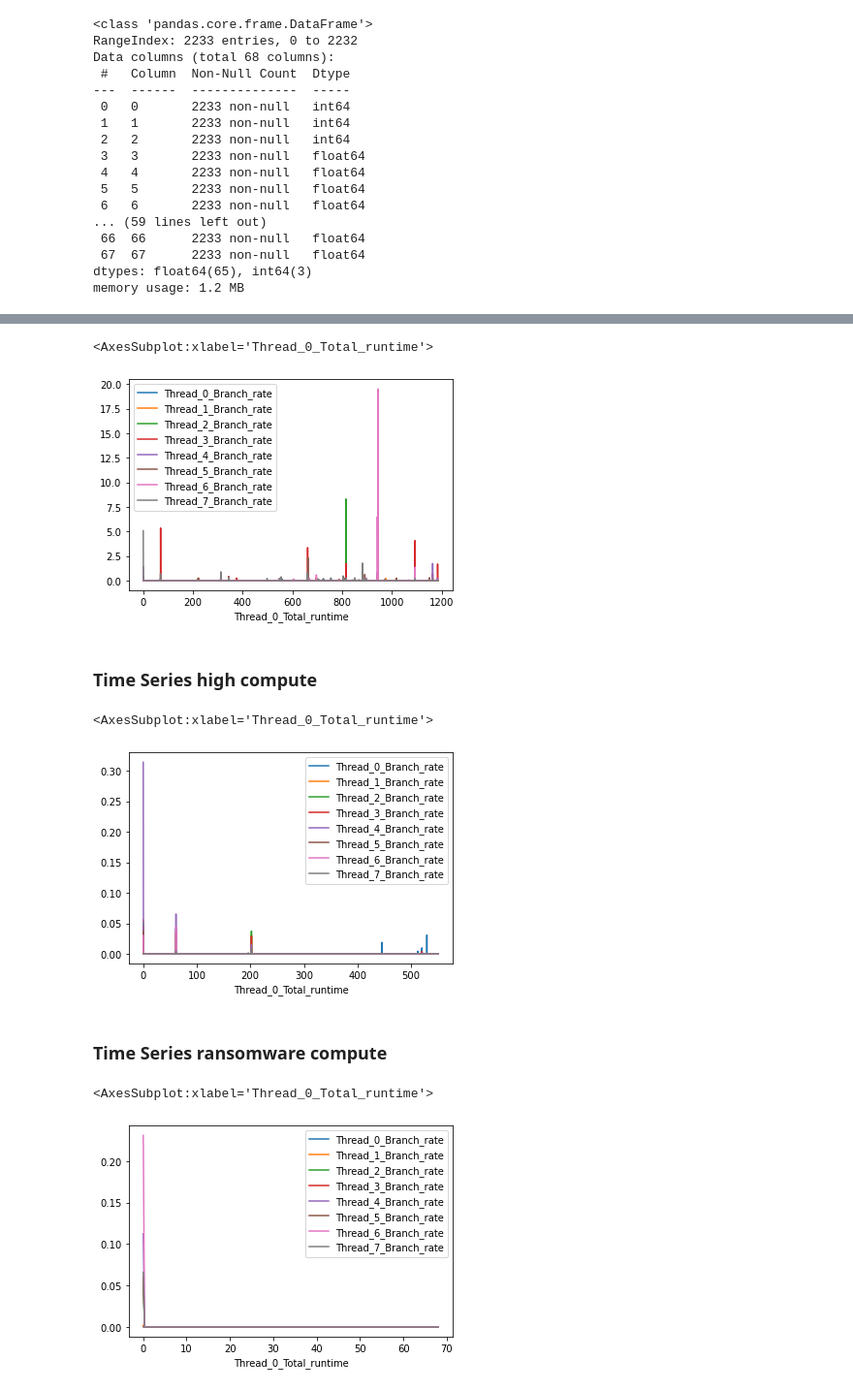
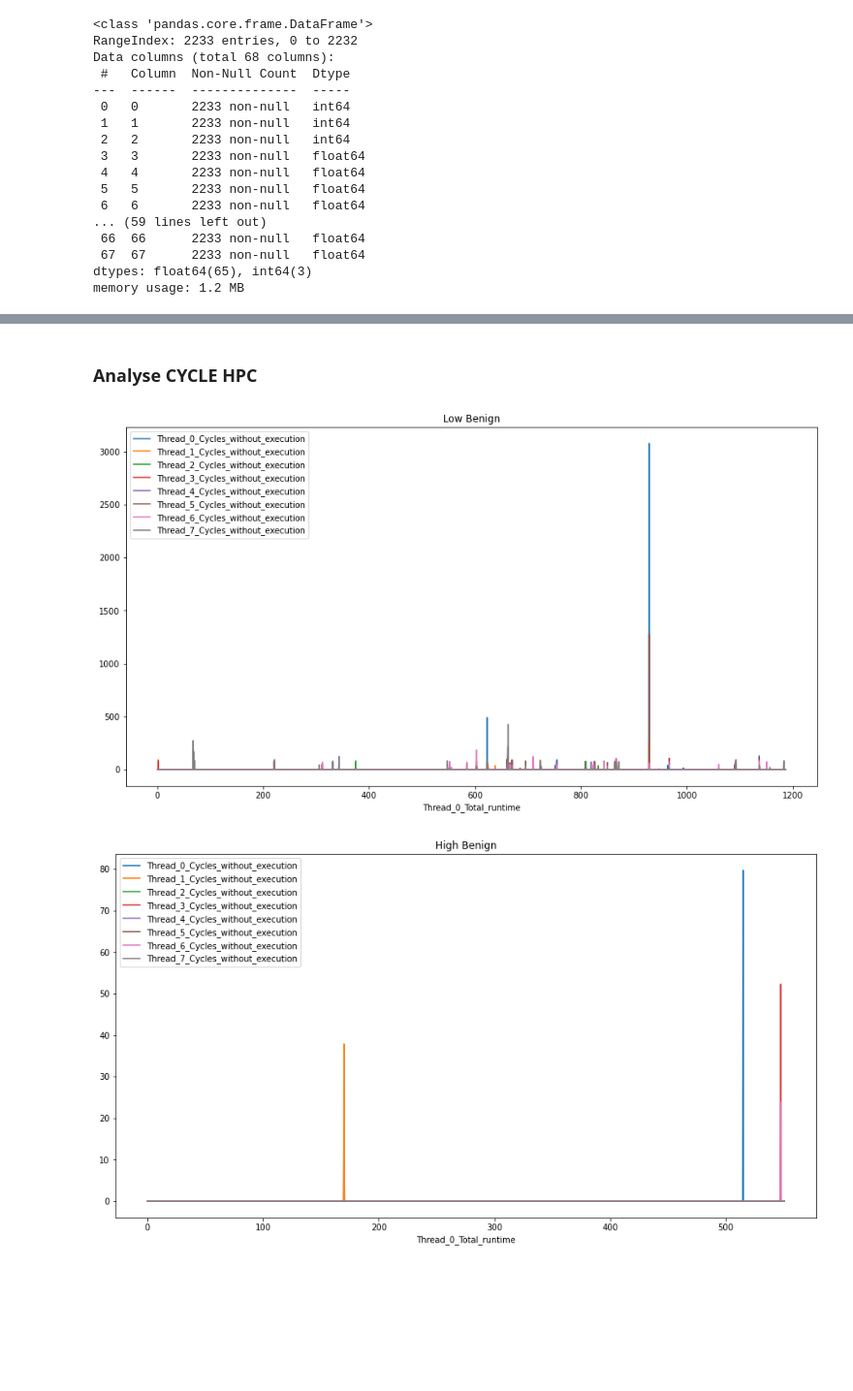
Before and after one commit to olihofmann/cas-aml, a Jupyter notebook: crypto-ransomware-detection/data-exploration.ipynb, the cells around one changed output, grey strips where cells are left out. Shown at 97% size. Cells and saved outputs as stored; diff of their text form; code cells hidden in the pictures; blank space fills up the shorter version.

```diff
--- a/crypto-ransomware-detection/data-exploration.ipynb
+++ b/crypto-ransomware-detection/data-exploration.ipynb
@@ -317,19 +410,10 @@ branch_data_ransomware.head()
-# %%
-branch_data_low.plot(x=3, y=generate_column_names("Branch_rate"))
-# %% [output]
-<AxesSubplot:xlabel='Thread_0_Total_runtime'>
-[figure, removed]
-# %% [markdown]
-### Time Series high compute
-# %%
-branch_data_high.plot(x=3, y=generate_column_names("Branch_rate"))
-# %% [output]
-<AxesSubplot:xlabel='Thread_0_Total_runtime'>
-[figure, removed]
-# %% [markdown]
-### Time Series ransomware compute
-# %%
-branch_data_ransomware.plot(x=3, y=generate_column_names("Branch_rate"))
-# %% [output]
-<AxesSubplot:xlabel='Thread_0_Total_runtime'>
-[figure, removed]
+# %% [markdown]
+### Analyse CYCLE HPC
+# %%
+for column_name in CYCLE_COLUMNS:
+    cycle_data_low.plot(x="Thread_0_Total_runtime", y=generate_column_names(column_name), figsize=(15, 8), title="Low Benign")
+    cycle_data_high.plot(x="Thread_0_Total_runtime", y=generate_column_names(column_name), figsize=(15, 8), title="High Benign")
+    cycle_data_ransomware.plot(x="Thread_0_Total_runtime", y=generate_column_names(column_name), figsize=(15, 8), title="Ransomware")
+# %% [output]
+[figure, added]
+[figure, added]
```
Also changed, not shown: parts of 16 cells of this notebook.
